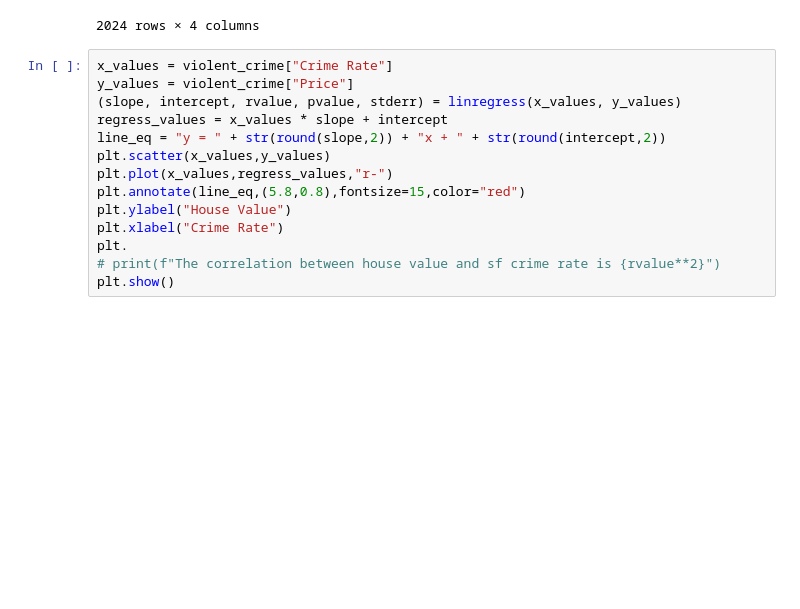
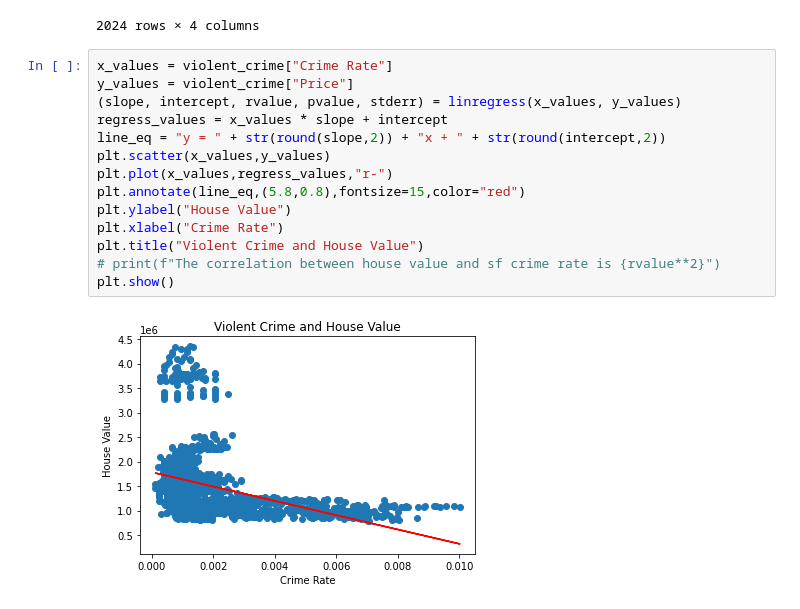
Before and after one commit to ahmed-saleem916/Virtual-Reality-, a Jupyter notebook: regression.ipynb, the cells around one changed output. Saved outputs shown, nothing was run; the diff lists cells and outputs as text; blank space fills up the shorter version.

```diff
--- a/regression.ipynb
+++ b/regression.ipynb
@@ -64,14 +64,16 @@ violent_crime
 # %%
 x_values = violent_crime["Crime Rate"]
 y_values = violent_crime["Price"]
 (slope, intercept, rvalue, pvalue, stderr) = linregress(x_values, y_values)
 regress_values = x_values * slope + intercept
 line_eq = "y = " + str(round(slope,2)) + "x + " + str(round(intercept,2))
 plt.scatter(x_values,y_values)
 plt.plot(x_values,regress_values,"r-")
 plt.annotate(line_eq,(5.8,0.8),fontsize=15,color="red")
 plt.ylabel("House Value")
 plt.xlabel("Crime Rate")
-plt.
+plt.title("Violent Crime and House Value")
 # print(f"The correlation between house value and sf crime rate is {rvalue**2}")
 plt.show()
+# %% [output]
+[figure, added]
```
Also changed, not shown: parts of 1 cell of this notebook.
